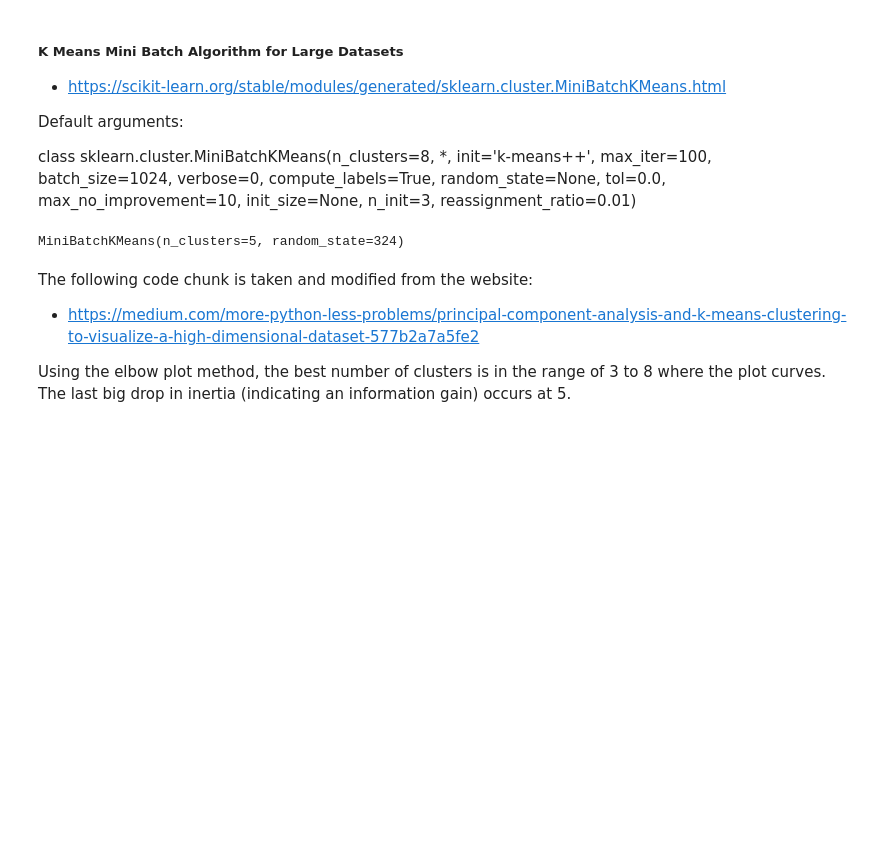
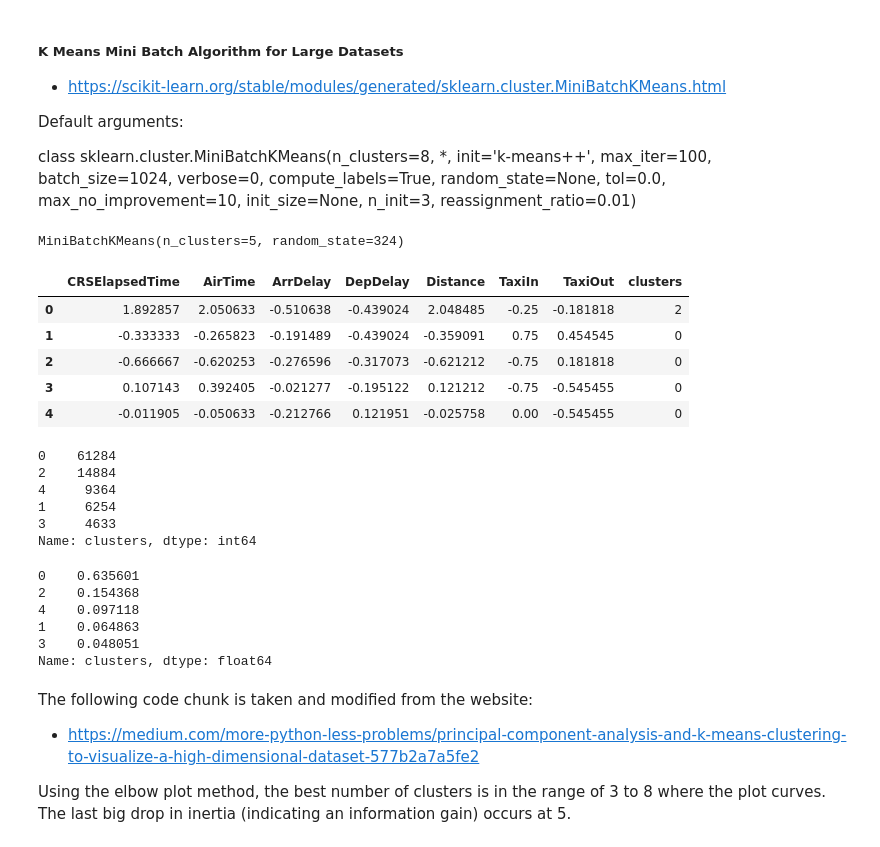
Before and after one commit to KatBCN/NoSupervisat_Agrupament, a Jupyter notebook: Sprint_11_Clustering_Sample.ipynb, the cells around one changed output. Cells and saved outputs as stored; diff of their text form; code cells hidden in the pictures; blank space fills up the shorter version.

Commit message:
Updated Clustering NB using Colab

```diff
--- a/Sprint_11_Clustering_Sample.ipynb
+++ b/Sprint_11_Clustering_Sample.ipynb
@@ -118,8 +118,35 @@ MiniBatchKMeans(n_clusters=5, random_state=324)
 # assign a cluster to each example
 yhat = kmeans.predict(df)
 # %%
-# retrieve unique clusters
-clusters = np.unique(yhat)
+# dataframe with clusters
+df['clusters'] = yhat.tolist()
+# %%
+df.head()
+# %% [output]
+|  | CRSElapsedTime | AirTime | ArrDelay | DepDelay | Distance | TaxiIn | TaxiOut | clusters |
+| 0 | 1.892857 | 2.050633 | -0.510638 | -0.439024 | 2.048485 | -0.25 | -0.181818 | 2 |
+| 1 | -0.333333 | -0.265823 | -0.191489 | -0.439024 | -0.359091 | 0.75 | 0.454545 | 0 |
+| 2 | -0.666667 | -0.620253 | -0.276596 | -0.317073 | -0.621212 | -0.75 | 0.181818 | 0 |
+| 3 | 0.107143 | 0.392405 | -0.021277 | -0.195122 | 0.121212 | -0.75 | -0.545455 | 0 |
+| 4 | -0.011905 | -0.050633 | -0.212766 | 0.121951 | -0.025758 | 0.00 | -0.545455 | 0 |
+# %%
+df.clusters.value_counts()
+# %% [output]
+0    61284
+2    14884
+4     9364
+1     6254
+3     4633
+Name: clusters, dtype: int64
+# %%
+df.clusters.value_counts(normalize=True)
+# %% [output]
+0    0.635601
+2    0.154368
+4    0.097118
+1    0.064863
+3    0.048051
+Name: clusters, dtype: float64
 # %% [markdown]
 The following code chunk is taken and modified from the website:
 - https://medium.com/more-python-less-problems/principal-component-analysis-and-k-means-clustering-to-visualize-a-high-dimensional-dataset-577b2a7a5fe2
```
Also changed, not shown: parts of 1 cell of this notebook.
